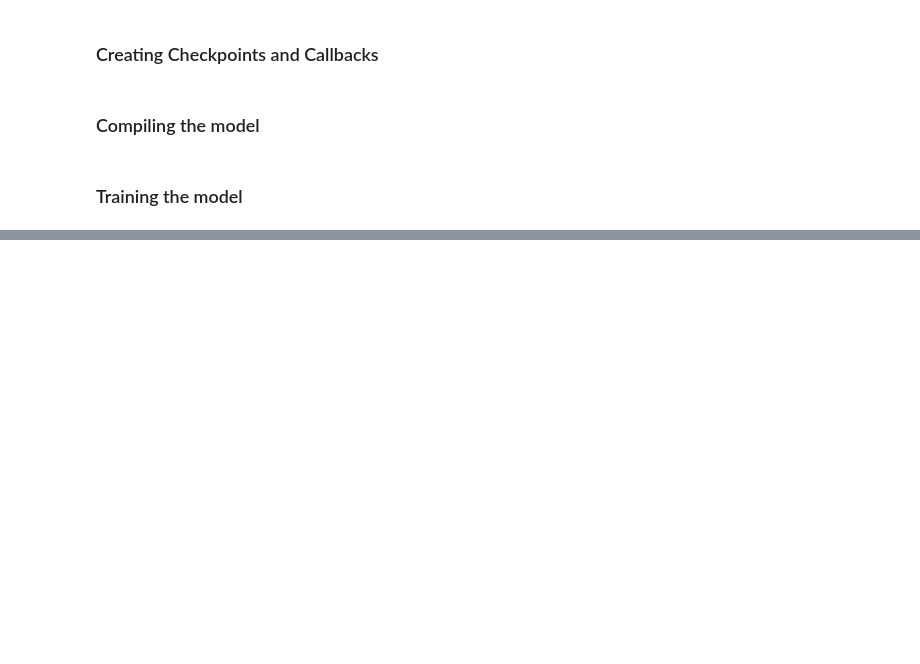
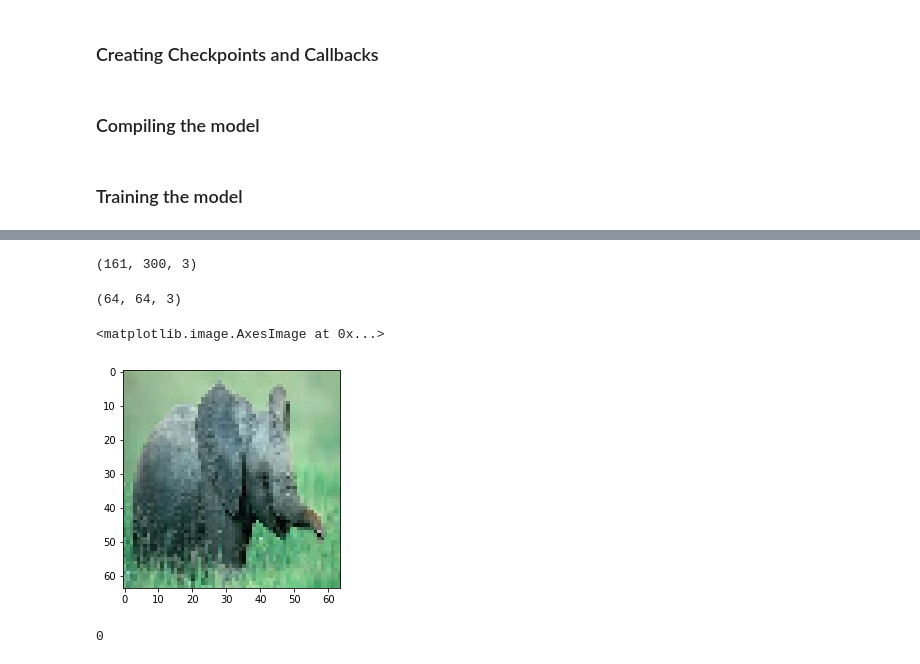
Before and after one commit to Satwikram/Extending-Existing-Tf-model-with-more-classes, a Jupyter notebook: Extending_Existing_Tf_model_with_more_class.ipynb, the cells around one changed output, grey strips where cells are left out. Cells and saved outputs as stored; diff of their text form; code cells hidden in the pictures; blank space fills up the shorter version.

```diff
--- a/Extending_Existing_Tf_model_with_more_class.ipynb
+++ b/Extending_Existing_Tf_model_with_more_class.ipynb
@@ -269,0 +318,8 @@ c
+# %%
+img = cv2.imread('/content/raw-img/elefante/OIP-u7Oik3NkqlDj_yiHvOOnqQHaD-.jpeg', cv2.IMREAD_COLOR)
+# %%
+img.shape
+# %% [output]
+(161, 300, 3)
+# %%
+img = cv2.resize(img, img_size)
@@ -269,0 +328,9 @@ c
+# %%
+img.shape
+# %% [output]
+(64, 64, 3)
+# %%
+plt.imshow(img)
+# %% [output]
+<matplotlib.image.AxesImage at 0x...>
+[figure, added]
@@ -269,0 +342,4 @@ c
+# %%
+np.argmax(result)
+# %% [output]
+0
```
Also changed, not shown: parts of 30 cells of this notebook.
